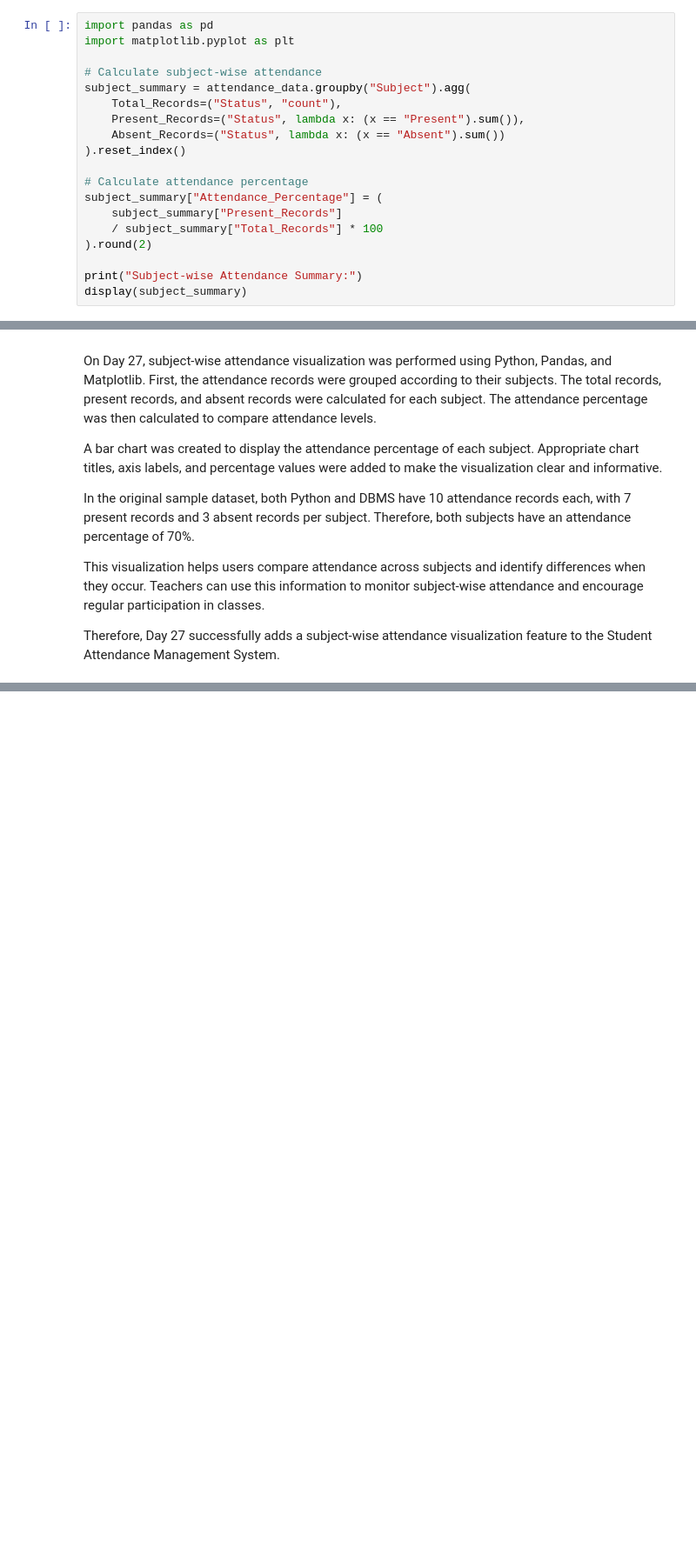
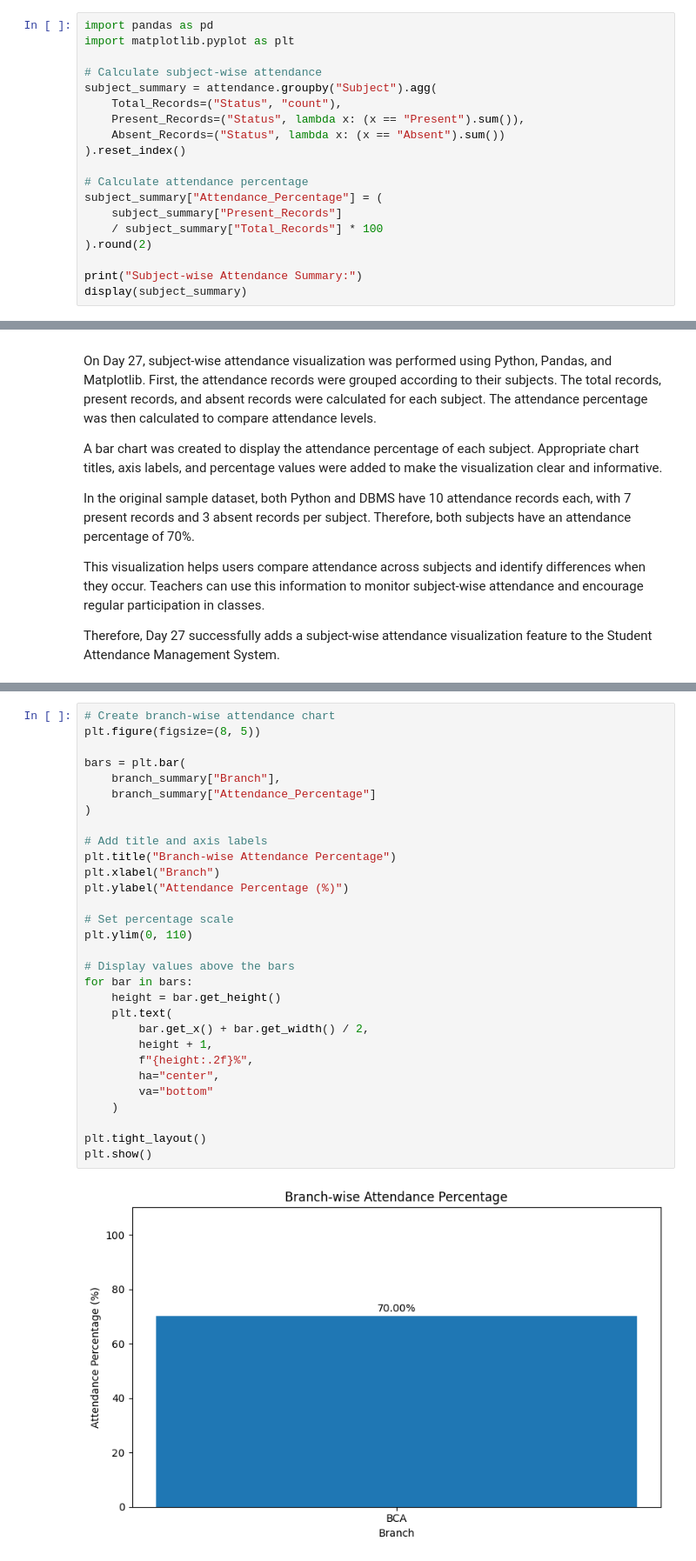
Before and after one commit to puja-200627/YBI_INTERNSHIP_PROJECTS, a Jupyter notebook: STUDENT_ATTENDANCE_MANAGEMENT_SYSTEM.ipynb, the cells around one changed output, grey strips where cells are left out. Shown at 87% size. Cells and saved outputs as stored; diff of their text form; blank space fills up the shorter version.

```diff
--- a/STUDENT_ATTENDANCE_MANAGEMENT_SYSTEM.ipynb
+++ b/STUDENT_ATTENDANCE_MANAGEMENT_SYSTEM.ipynb
@@ -2702,7 +2850,7 @@ import pandas as pd
 import matplotlib.pyplot as plt
 
 # Calculate subject-wise attendance
-subject_summary = attendance_data.groupby("Subject").agg(
+subject_summary = attendance.groupby("Subject").agg(
     Total_Records=("Status", "count"),
     Present_Records=("Status", lambda x: (x == "Present").sum()),
     Absent_Records=("Status", lambda x: (x == "Absent").sum())
@@ -2762,0 +2978,32 @@ Therefore, Day 27 successfully adds a subject-wise attendance visualization feat
+# %%
+# Create branch-wise attendance chart
+plt.figure(figsize=(8, 5))
+
+bars = plt.bar(
+    branch_summary["Branch"],
+    branch_summary["Attendance_Percentage"]
+)
+
+# Add title and axis labels
+plt.title("Branch-wise Attendance Percentage")
+plt.xlabel("Branch")
+plt.ylabel("Attendance Percentage (%)")
+
+# Set percentage scale
+plt.ylim(0, 110)
+
+# Display values above the bars
+for bar in bars:
+    height = bar.get_height()
+    plt.text(
+        bar.get_x() + bar.get_width() / 2,
+        height + 1,
+        f"{height:.2f}%",
+        ha="center",
+        va="bottom"
+    )
+
+plt.tight_layout()
+plt.show()
+# %% [output]
+[figure, added]
```
Also changed, not shown: parts of 15 cells of this notebook.
